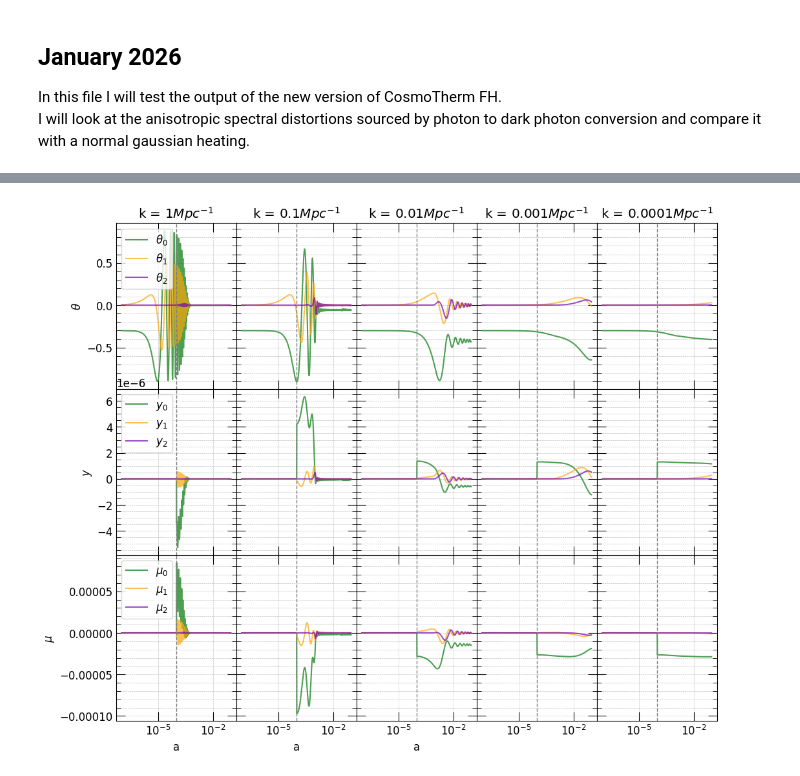
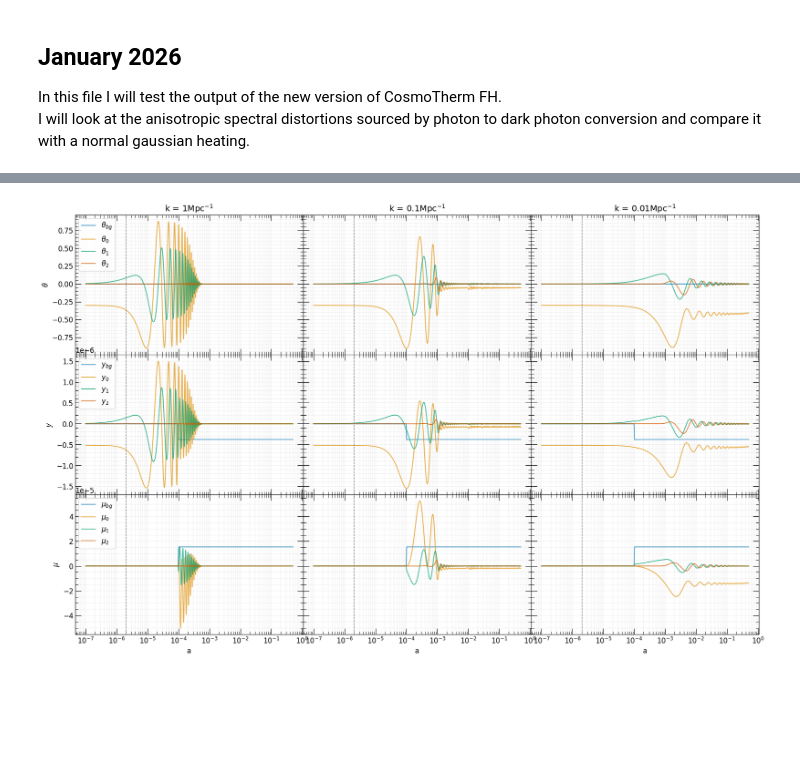
Before and after one commit to Sareva00/Photon_conversion, a Jupyter notebook: transfer_functions.ipynb, the cells around one changed output, grey strips where cells are left out. Saved outputs shown, nothing was run; the diff lists cells and outputs as text; code cells hidden in the pictures; blank space fills up the shorter version.

Commit message:
new plots of transfer functions

```diff
--- a/transfer_functions.ipynb
+++ b/transfer_functions.ipynb
@@ -121,39 +73,41 @@ def extract_state_scattering_basis(folder_path, ell, k):
     return a, np.array(theta), np.array(y), np.array(mu)
 # %%
 ell = 2
-kv_values = ["001", "002", "003","004", "005"]
+kv_values = ["001", "002", "003"]
 theta = []
 y = []
 mu = []
 a = []
 
 for kv in kv_values:
-    zt, th, yy, m = extract_state_scattering_basis(
-        "../Data/dp-aniso-3/", ell,
-        kv
-    )
+    zt, th, yy, m = extract_state_scattering_basis("../Data/dp-aniso-nah1/", ell, kv )
+
     theta.append(th)
     y.append(yy)
     mu.append(m)
     a.append(zt)
 # %%
-kv_values_Mpc = [1,0.1,0.01,0.001,0.0001]
+kv_values_Mpc = [1,0.1,0.01]
 # %%
+colors = mplt.set_colors(4, palette="colorblind")
+
+zcon = 5.0e5 # 1.74712e-08 m_dp
 # Plot Analytical Spectra
-fig, ax1 = plt.subplots(3, 5, figsize=(12, 10), sharey='row')
+fig, ax1 = plt.subplots(3, 3, figsize=mplt.set_size(mplt.width*3, 1, (3,3)), sharey='row')
 fig.subplots_adjust(hspace=0, wspace=0)
 
 # Loop over columns (kv = 001, 002, 003) and rows (ell = 1, 2, 3)
-for col in range(5):  # columns for different kv values
-    for ell_idx in range(ell+1):  # ell multipoles 1, 2, 3
-        ax1[0, col].plot(a[col], theta[col][ell_idx], label=f"$\\theta_{ell_idx}$", color=colors5[ell_idx], alpha=0.7, linestyle="-")
-        ax1[1, col].plot(a[col], y[col][ell_idx], label=f"$y_{ell_idx}$", color=colors5[ell_idx], alpha=0.7, linestyle="-")
-        ax1[2, col].plot(a[col], mu[col][ell_idx], label=f"$\\mu_{ell_idx}$", color=colors5[ell_idx], alpha=0.7, linestyle="-")
+for col in range(len(kv_values_Mpc)):  # columns for different kv values
+    ax1[0, col].plot(a[col], theta[col][0], label="$\\theta_{bg}$", color=colors[0], alpha=0.7, linestyle="-")
+    ax1[1, col].plot(a[col], y[col][0], label="$y_{bg}$", color=colors[0], alpha=0.7, linestyle="-")
+    ax1[2, col].plot(a[col], mu[col][0], label="$\\mu_{bg}$", color=colors[0], alpha=0.7, linestyle="-")
+    for ell_idx in range(1, ell+2):  # ell multipoles 1, 2, 3
+        ax1[0, col].plot(a[col], theta[col][ell_idx], label=f"$\\theta_{ell_idx-1}$", color=colors[ell_idx], alpha=0.7, linestyle="-")
+        ax1[1, col].plot(a[col], y[col][ell_idx], label=f"$y_{ell_idx-1}$", color=colors[ell_idx], alpha=0.7, linestyle="-")
+        ax1[2, col].plot(a[col], mu[col][ell_idx], label=f"$\\mu_{ell_idx-1}$", color=colors[ell_idx], alpha=0.7, linestyle="-")
 
-    ax1[0, col].set_xscale('log')
-    ax1[1, col].set_xscale('log')
-    ax1[2, col].set_xscale('log')
-    ax1[0, col].set_title(f"k = {kv_values_Mpc[col]}" "$Mpc^{-1}$")
+
+    ax1[0, col].set_title(f"k = {kv_values_Mpc[col]}" "${\\rm Mpc^{-1}}$")
 
 # Set labels for left column
 ax1[0, 0].set_ylabel("$\\theta$")
@@ -163,33 +117,37 @@ ax1[2, 0].set_ylabel("$\\mu$")
 # Set x-labels for bottom row only
 for col in range(3):
     ax1[2, col].set_xlabel("a")
 
 # Remove x tick labels for top two rows
 for row in range(2):
     for col in range(3):
         ax1[row, col].tick_params(labelbottom=False)
 
 # Remove y tick labels for middle and right columns
 for row in range(3):
     for col in range(1, 3):
         ax1[row, col].tick_params(labelleft=False)
 
 # Apply formatting to all subplots
 for ax in ax1.flat:
+    ax.set_xscale('log')
+
     ax.minorticks_on()
     ax.tick_params(direction='in', right=True, top=True)
     ax.tick_params(labelsize=12)
     ax.tick_params(direction='in', which='minor', length=5, bottom=True, top=True, left=True, right=True)
     ax.tick_params(direction='in', which='major', length=10, bottom=True, top=True, left=True, right=True)
-    ax.grid(True, which='both', linestyle='--', linewidth=0.4)
-    ax.axvline(x= 1 / (1+1e4), color='gray', linestyle='dashed', linewidth=1)
+    ax.grid(True, which='both', linestyle='--', linewidth=0.3, alpha=0.7)
+
+    ax.axvline(x= 1 / (1+zcon), color='gray', linestyle='dashed', linewidth=1)
+
 
 # Add legend to first column subplots
 ax1[0, 0].legend(loc='upper left')
 ax1[1, 0].legend(loc='upper left')
 ax1[2, 0].legend(loc='upper left')
 
 #plt.savefig('outputs/H0_evolution.pdf', dpi=300, bbox_inches="tight")
 plt.show()
 # %% [output]
-[figure, old version]
+[figure, new version]
```
Also changed, not shown: parts of 7 cells of this notebook, 3 other files.
